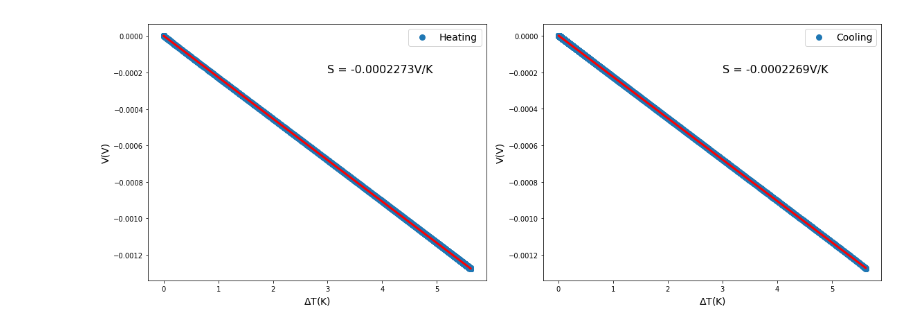
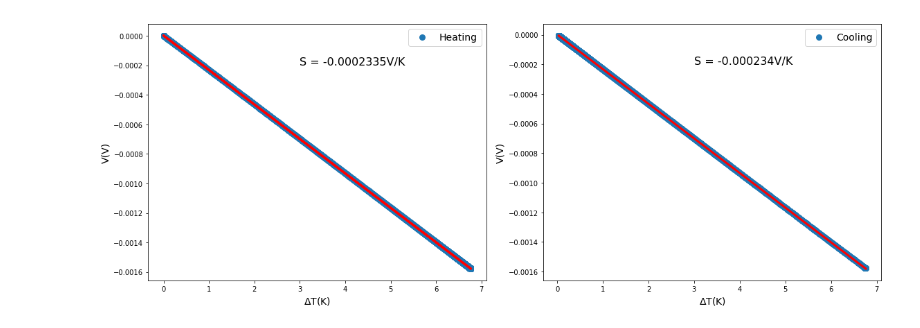
Before and after one commit to xyan36/GraysonGroup, a Jupyter notebook: suspended_wire/seebeck_test_analysis.ipynb, the cells around one changed output. Cells and saved outputs as stored; diff of their text form; code cells hidden in the pictures.

Commit message:
Bi2Te3 p2 Seebeck analysis done

```diff
--- a/suspended_wire/seebeck_test_analysis.ipynb
+++ b/suspended_wire/seebeck_test_analysis.ipynb
@@ -5,5 +5,5 @@ import pandas as pd
 
 % matplotlib inline
 # %%
-fname = "200623//200623_Bi2Te30617_seebeck_1.txt"
+fname = "200708//200708_Bi2Te3_p2_seebeck_1.txt"
 df = pd.read_csv(fname, sep = " ", header = 0)
@@ -16,33 +21,33 @@ df['Tl'] = 9.91684E-6 * df['RTDl']**2 + 0.23605 * df['RTDl'] - 245.96823
 df['Tr'] = 9.91684E-6 * df['RTDr']**2 + 0.23605 * df['RTDr'] - 245.96823
 dTl = df['Tl'] - df['Tl'].iloc[0]
 dTr = df['Tr'] - df['Tr'].iloc[0]
 df['dVsamp'] = df['Vsamp'] - df['Vsamp'].iloc[0]
 df['delT'] = dTl - dTr
 
 fig, axs = plt.subplots(1,2, figsize = (16,6))
 mask = df['dVsamp'].idxmin()
 x = df['delT'][0 : mask]
-y = df['Vsamp'][0 : mask]
+y = df['dVsamp'][0 : mask]
 m1, b1 = np.polyfit(x, y, 1)
 axs[0].plot(x, y, marker = 'o', markersize = 8, ls = " ", label = 'Heating')
 axs[0].plot(x, np.polyval([m1,b1], x), color = 'red', linewidth = 3)
 axs[0].text(3, -0.0002, f'S = {round(m1,7)}V/K', fontsize = 16)
 axs[0].set_xlabel(r'$\Delta$T(K)', fontsize = 14)
 axs[0].set_ylabel('V(V)', fontsize = 14)
 axs[0].legend(fontsize = 14)
 
 x = df['delT'][mask:]
-y = df['Vsamp'][mask:]
+y = df['dVsamp'][mask:]
 m2, b2 = np.polyfit(x, y, 1)
 axs[1].plot(x, y, marker = 'o', markersize = 8, ls = " ", label = 'Cooling')
 axs[1].plot(x, np.polyval([m2,b2], x), color = 'red', linewidth = 3)
 axs[1].text(3, -0.0002, f'S = {round(m2,7)}V/K', fontsize = 16)
 axs[1].set_xlabel(r'$\Delta$T(K)', fontsize = 14)
 axs[1].set_ylabel('V(V)', fontsize = 14)
 axs[1].legend(fontsize = 14)
 
 plt.tight_layout()
 
 fig.savefig(fname[:-4] + "_analysis.jpg", dpi = 300)
 # %% [output]
-[figure, old version]
+[figure, new version]
```
Also changed, not shown: parts of 4 cells of this notebook, 3 other files.
